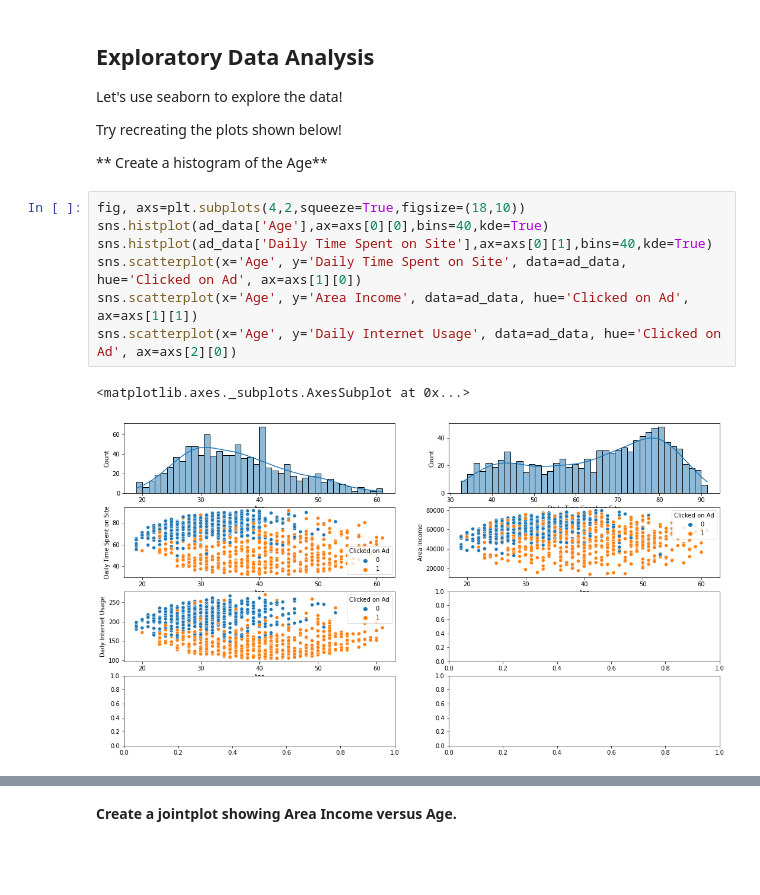
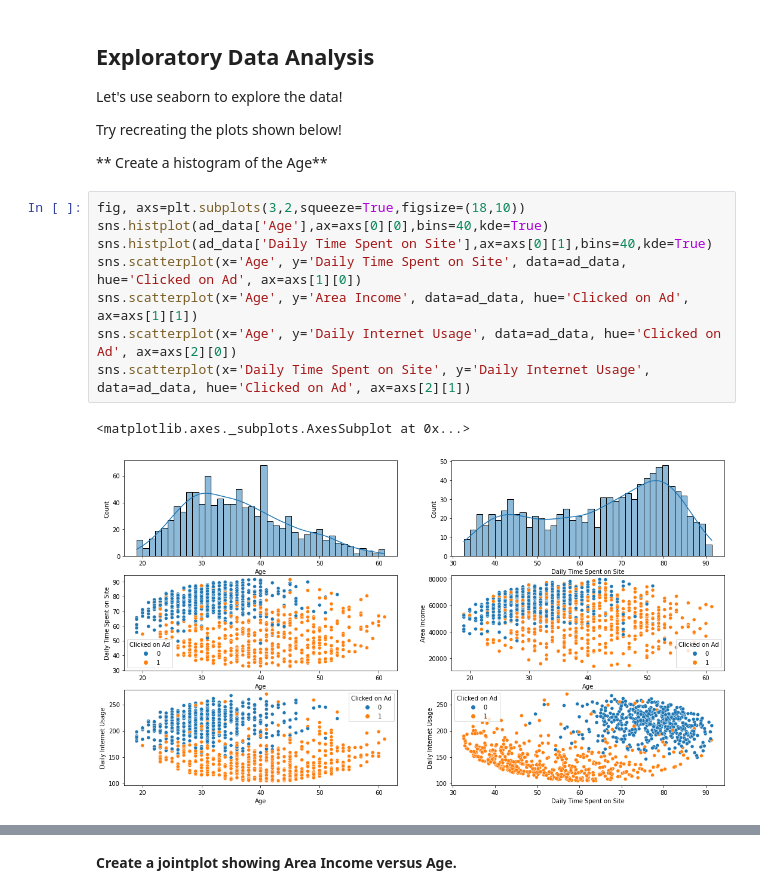
Before and after one commit to sku1978/sk-share-repo, a Jupyter notebook: LogisticRegression/advertising/LogisticRegressionAdvertising.ipynb, the cells around one changed output, grey strips where cells are left out. Drawn from its saved outputs; the diff is of its cells as text; blank space fills up the shorter version.

```diff
--- a/LogisticRegression/advertising/LogisticRegressionAdvertising.ipynb
+++ b/LogisticRegression/advertising/LogisticRegressionAdvertising.ipynb
@@ -94,14 +95,15 @@ Try recreating the plots shown below!
 
 ** Create a histogram of the Age**
 # %%
-fig, axs=plt.subplots(4,2,squeeze=True,figsize=(18,10))
+fig, axs=plt.subplots(3,2,squeeze=True,figsize=(18,10))
 sns.histplot(ad_data['Age'],ax=axs[0][0],bins=40,kde=True)
 sns.histplot(ad_data['Daily Time Spent on Site'],ax=axs[0][1],bins=40,kde=True)
 sns.scatterplot(x='Age', y='Daily Time Spent on Site', data=ad_data, hue='Clicked on Ad', ax=axs[1][0])
 sns.scatterplot(x='Age', y='Area Income', data=ad_data, hue='Clicked on Ad', ax=axs[1][1])
 sns.scatterplot(x='Age', y='Daily Internet Usage', data=ad_data, hue='Clicked on Ad', ax=axs[2][0])
+sns.scatterplot(x='Daily Time Spent on Site', y='Daily Internet Usage', data=ad_data, hue='Clicked on Ad', ax=axs[2][1])
 # %% [output]
 <matplotlib.axes._subplots.AxesSubplot at 0x...>
-[figure, old version]
+[figure, new version]
 # %%
 sns.jointplot(x='Age', y='Male', data=ad_data, hue='Clicked on Ad', kind="kde")
```
Also changed, not shown: parts of 11 cells of this notebook.
